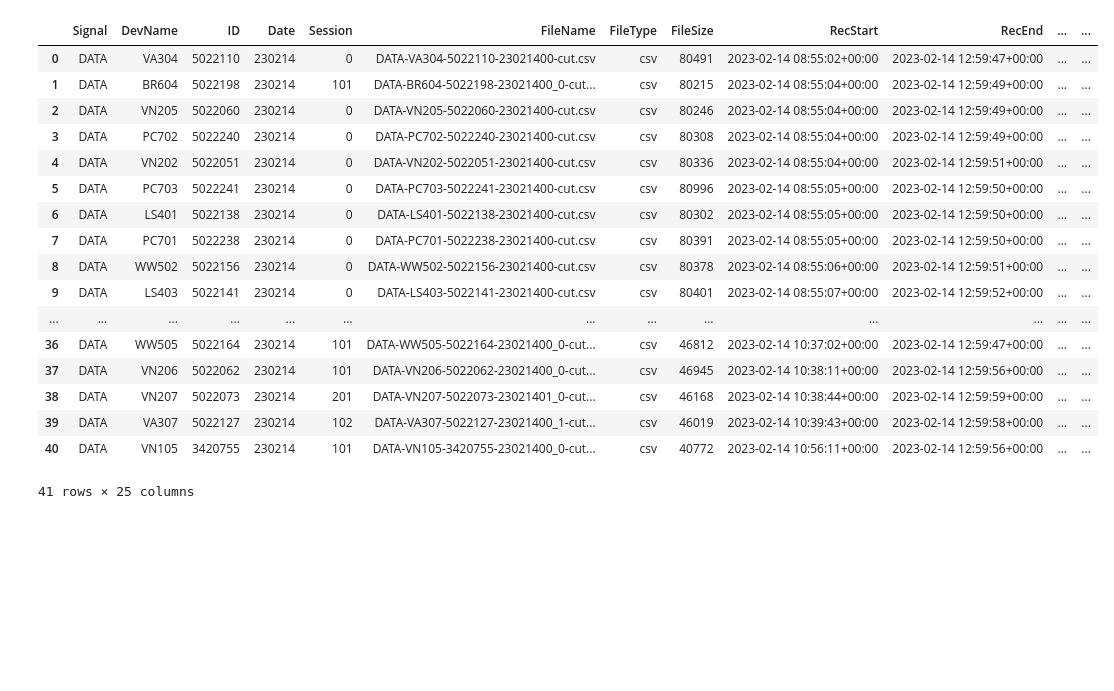
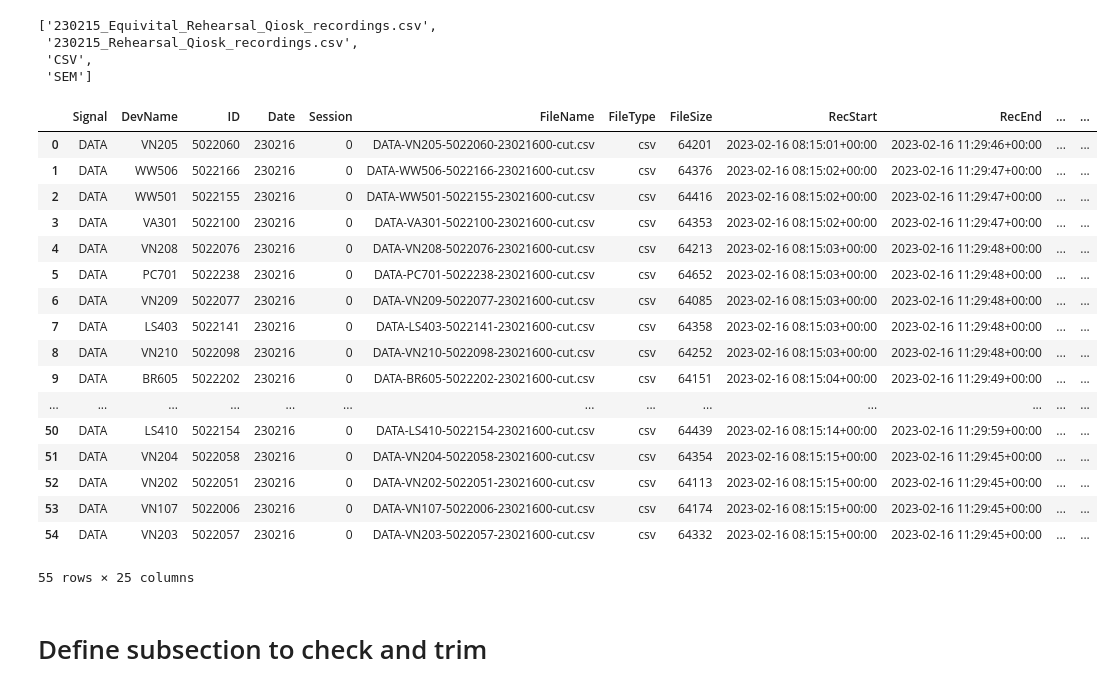
Before and after one commit to finn42/qiosk_processing, a Jupyter notebook: Snipping_cutfiles.ipynb, the cells around one changed output. Drawn from its saved outputs; the diff is of its cells as text; code cells hidden in the pictures; blank space fills up the shorter version.

```diff
--- a/Snipping_cutfiles.ipynb
+++ b/Snipping_cutfiles.ipynb
@@ -25,25 +27,38 @@ path = "D:\\"+projectName+"\\"#Extracted SEM Data\\" #"../Equivital/Equivital Ma
 #os.listdir(path)
 # sep = '/'
 sep = '\\'
+# %%
+# location of the files when in one of the local project files
+projectName = '230215_Rehearsal' # this needs to match the project folder name
+path = "/Volumes/fourMs_Eq1/Equivital/"+projectName+"/"#Extracted SEM Data\\" #"../Equivital/Equivital Manager Wizard/Extracted SEM Data/"
+sep = '/'
+os.listdir(path)
+# %% [output]
+['230215_Equivital_Rehearsal_Qiosk_recordings.csv',
+ '230215_Rehearsal_Qiosk_recordings.csv',
+ 'CSV',
+ 'SEM']
 # %%
-df_datafiles = qex.qiosk_recordings(path,projectName,sep)
+df_datafiles = qex.qiosk_rec_check(path,projectName,sep)
 df_datafiles
 # %% [output]
 |  | Signal | DevName | ID | Date | Session | FileName | FileType | FileSize | RecStart | RecEnd | ... | ... |
-| 0 | DATA | VA304 | 5022110 | 230214 | 0 | DATA-VA304-5022110-23021400-cut.csv | csv | 80491 | 2023-02-14 08:55:02+00:00 | 2023-02-14 12:59:47+00:00 | ... | ... |
-| 1 | DATA | BR604 | 5022198 | 230214 | 101 | DATA-BR604-5022198-23021400_0-cut... | csv | 80215 | 2023-02-14 08:55:04+00:00 | 2023-02-14 12:59:49+00:00 | ... | ... |
-| 2 | DATA | VN205 | 5022060 | 230214 | 0 | DATA-VN205-5022060-23021400-cut.csv | csv | 80246 | 2023-02-14 08:55:04+00:00 | 2023-02-14 12:59:49+00:00 | ... | ... |
-| 3 | DATA | PC702 | 5022240 | 230214 | 0 | DATA-PC702-5022240-23021400-cut.csv | csv | 80308 | 2023-02-14 08:55:04+00:00 | 2023-02-14 12:59:49+00:00 | ... | ... |
-| 4 | DATA | VN202 | 5022051 | 230214 | 0 | DATA-VN202-5022051-23021400-cut.csv | csv | 80336 | 2023-02-14 08:55:04+00:00 | 2023-02-14 12:59:51+00:00 | ... | ... |
-| 5 | DATA | PC703 | 5022241 | 230214 | 0 | DATA-PC703-5022241-23021400-cut.csv | csv | 80996 | 2023-02-14 08:55:05+00:00 | 2023-02-14 12:59:50+00:00 | ... | ... |
-| 6 | DATA | LS401 | 5022138 | 230214 | 0 | DATA-LS401-5022138-23021400-cut.csv | csv | 80302 | 2023-02-14 08:55:05+00:00 | 2023-02-14 12:59:50+00:00 | ... | ... |
-| 7 | DATA | PC701 | 5022238 | 230214 | 0 | DATA-PC701-5022238-23021400-cut.csv | csv | 80391 | 2023-02-14 08:55:05+00:00 | 2023-02-14 12:59:50+00:00 | ... | ... |
-| 8 | DATA | WW502 | 5022156 | 230214 | 0 | DATA-WW502-5022156-23021400-cut.csv | csv | 80378 | 2023-02-14 08:55:06+00:00 | 2023-02-14 12:59:51+00:00 | ... | ... |
-| 9 | DATA | LS403 | 5022141 | 230214 | 0 | DATA-LS403-5022141-23021400-cut.csv | csv | 80401 | 2023-02-14 08:55:07+00:00 | 2023-02-14 12:59:52+00:00 | ... | ... |
+| 0 | DATA | VN205 | 5022060 | 230216 | 0 | DATA-VN205-5022060-23021600-cut.csv | csv | 64201 | 2023-02-16 08:15:01+00:00 | 2023-02-16 11:29:46+00:00 | ... | ... |
+| 1 | DATA | WW506 | 5022166 | 230216 | 0 | DATA-WW506-5022166-23021600-cut.csv | csv | 64376 | 2023-02-16 08:15:02+00:00 | 2023-02-16 11:29:47+00:00 | ... | ... |
+| 2 | DATA | WW501 | 5022155 | 230216 | 0 | DATA-WW501-5022155-23021600-cut.csv | csv | 64416 | 2023-02-16 08:15:02+00:00 | 2023-02-16 11:29:47+00:00 | ... | ... |
+| 3 | DATA | VA301 | 5022100 | 230216 | 0 | DATA-VA301-5022100-23021600-cut.csv | csv | 64353 | 2023-02-16 08:15:02+00:00 | 2023-02-16 11:29:47+00:00 | ... | ... |
+| 4 | DATA | VN208 | 5022076 | 230216 | 0 | DATA-VN208-5022076-23021600-cut.csv | csv | 64213 | 2023-02-16 08:15:03+00:00 | 2023-02-16 11:29:48+00:00 | ... | ... |
+| 5 | DATA | PC701 | 5022238 | 230216 | 0 | DATA-PC701-5022238-23021600-cut.csv | csv | 64652 | 2023-02-16 08:15:03+00:00 | 2023-02-16 11:29:48+00:00 | ... | ... |
+| 6 | DATA | VN209 | 5022077 | 230216 | 0 | DATA-VN209-5022077-23021600-cut.csv | csv | 64085 | 2023-02-16 08:15:03+00:00 | 2023-02-16 11:29:48+00:00 | ... | ... |
+| 7 | DATA | LS403 | 5022141 | 230216 | 0 | DATA-LS403-5022141-23021600-cut.csv | csv | 64358 | 2023-02-16 08:15:03+00:00 | 2023-02-16 11:29:48+00:00 | ... | ... |
+| 8 | DATA | VN210 | 5022098 | 230216 | 0 | DATA-VN210-5022098-23021600-cut.csv | csv | 64252 | 2023-02-16 08:15:03+00:00 | 2023-02-16 11:29:48+00:00 | ... | ... |
+| 9 | DATA | BR605 | 5022202 | 230216 | 0 | DATA-BR605-5022202-23021600-cut.csv | csv | 64151 | 2023-02-16 08:15:04+00:00 | 2023-02-16 11:29:49+00:00 | ... | ... |
 | ... | ... | ... | ... | ... | ... | ... | ... | ... | ... | ... | ... | ... |
-| 36 | DATA | WW505 | 5022164 | 230214 | 101 | DATA-WW505-5022164-23021400_0-cut... | csv | 46812 | 2023-02-14 10:37:02+00:00 | 2023-02-14 12:59:47+00:00 | ... | ... |
-| 37 | DATA | VN206 | 5022062 | 230214 | 101 | DATA-VN206-5022062-23021400_0-cut... | csv | 46945 | 2023-02-14 10:38:11+00:00 | 2023-02-14 12:59:56+00:00 | ... | ... |
-| 38 | DATA | VN207 | 5022073 | 230214 | 201 | DATA-VN207-5022073-23021401_0-cut... | csv | 46168 | 2023-02-14 10:38:44+00:00 | 2023-02-14 12:59:59+00:00 | ... | ... |
-| 39 | DATA | VA307 | 5022127 | 230214 | 102 | DATA-VA307-5022127-23021400_1-cut... | csv | 46019 | 2023-02-14 10:39:43+00:00 | 2023-02-14 12:59:58+00:00 | ... | ... |
-| 40 | DATA | VN105 | 3420755 | 230214 | 101 | DATA-VN105-3420755-23021400_0-cut... | csv | 40772 | 2023-02-14 10:56:11+00:00 | 2023-02-14 12:59:56+00:00 | ... | ... |
+| 50 | DATA | LS410 | 5022154 | 230216 | 0 | DATA-LS410-5022154-23021600-cut.csv | csv | 64439 | 2023-02-16 08:15:14+00:00 | 2023-02-16 11:29:59+00:00 | ... | ... |
+| 51 | DATA | VN204 | 5022058 | 230216 | 0 | DATA-VN204-5022058-23021600-cut.csv | csv | 64354 | 2023-02-16 08:15:15+00:00 | 2023-02-16 11:29:45+00:00 | ... | ... |
+| 52 | DATA | VN202 | 5022051 | 230216 | 0 | DATA-VN202-5022051-23021600-cut.csv | csv | 64113 | 2023-02-16 08:15:15+00:00 | 2023-02-16 11:29:45+00:00 | ... | ... |
+| 53 | DATA | VN107 | 5022006 | 230216 | 0 | DATA-VN107-5022006-23021600-cut.csv | csv | 64174 | 2023-02-16 08:15:15+00:00 | 2023-02-16 11:29:45+00:00 | ... | ... |
+| 54 | DATA | VN203 | 5022057 | 230216 | 0 | DATA-VN203-5022057-23021600-cut.csv | csv | 64332 | 2023-02-16 08:15:15+00:00 | 2023-02-16 11:29:45+00:00 | ... | ... |
-41 rows × 25 columns
+55 rows × 25 columns
+# %% [markdown]
+# Define subsection to check and trim
```
Also changed, not shown: parts of 11 cells of this notebook, 6 other files.
